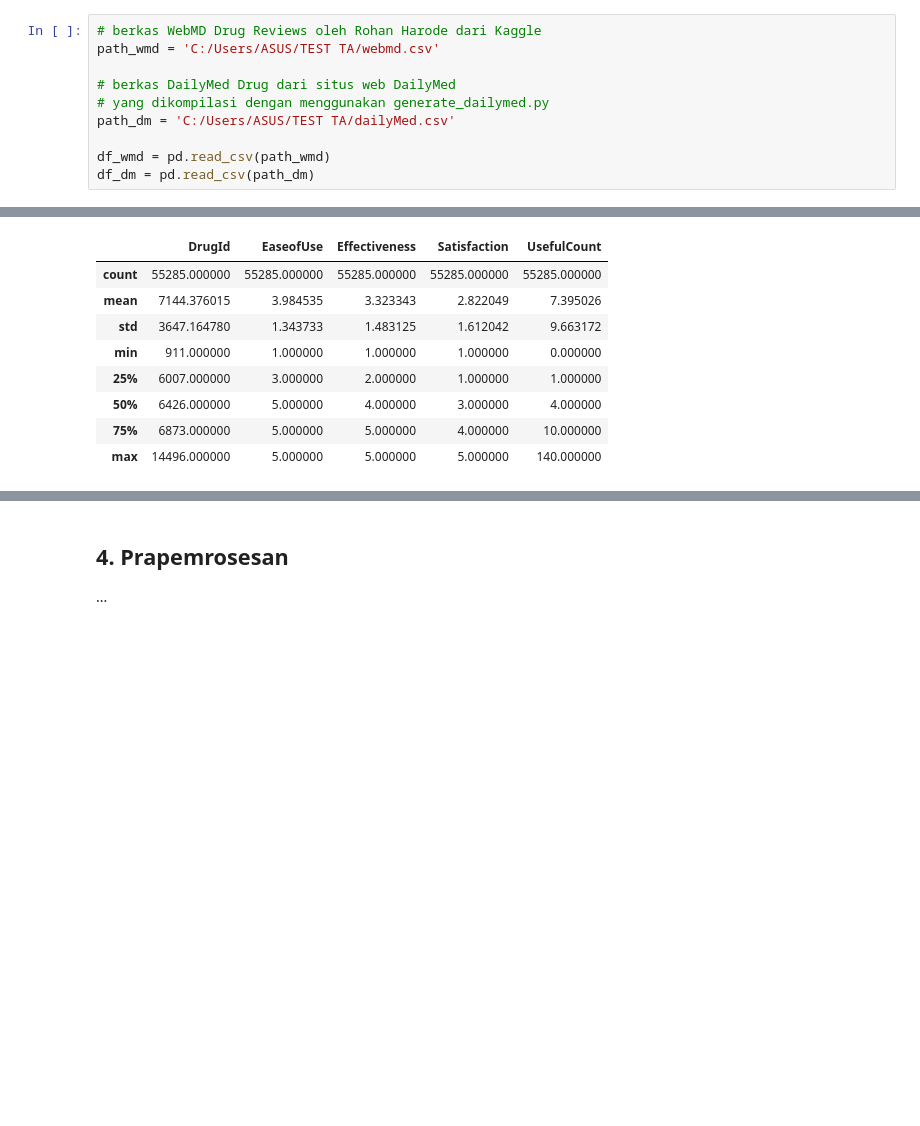
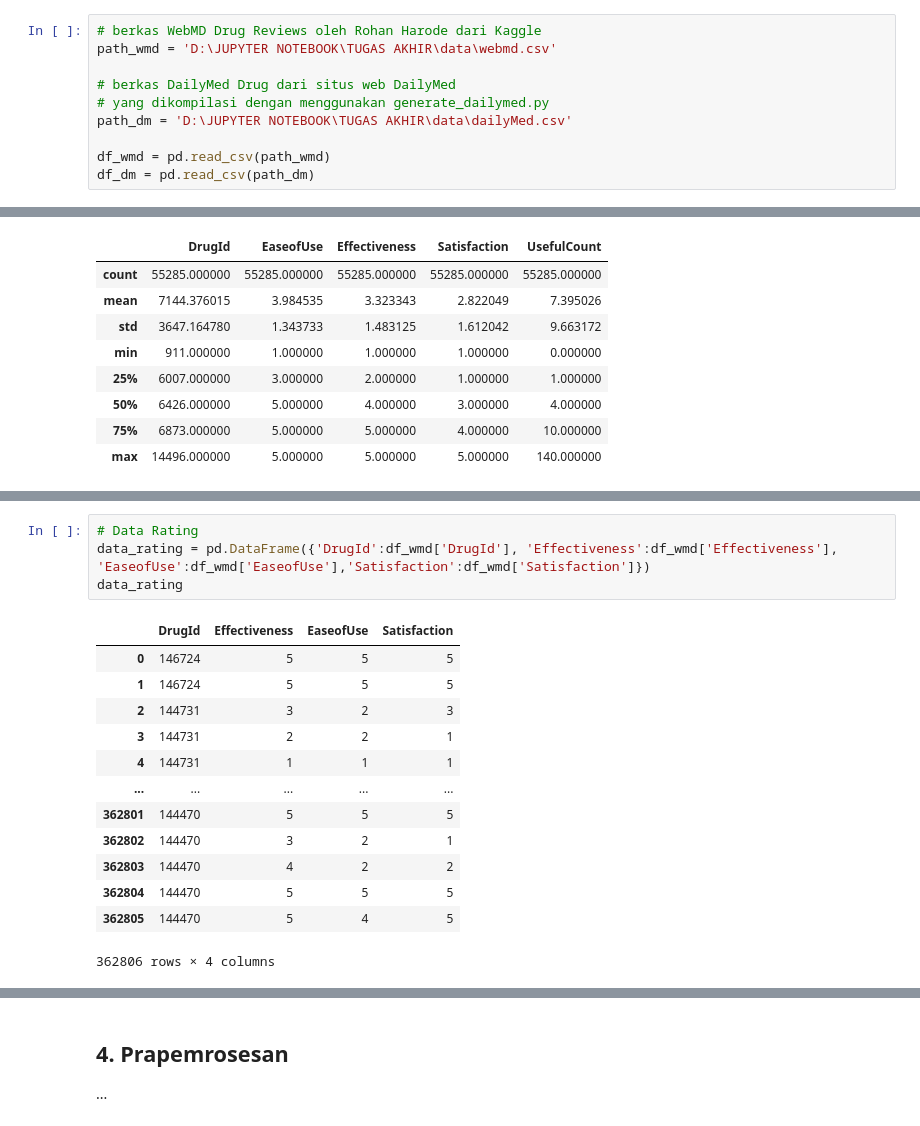
Before and after one commit to exemuel/weighted-hybrid-med-recsys, a Jupyter notebook: update progress.ipynb, the cells around one changed output, grey strips where cells are left out. Saved outputs shown, nothing was run; the diff lists cells and outputs as text; blank space fills up the shorter version.

Commit message:
Update Progress DataFrame
should address and close #3

```diff
--- a/update progress.ipynb
+++ b/update progress.ipynb
@@ -22,11 +22,11 @@ Pada bagian ini, dilakukan persiapan set data yang dibutuhkan dalam penelitian.
 Set data `WebMD` dan `DailyMed` digabungkan dalam struktur data DataFrame.
 # %%
 # berkas WebMD Drug Reviews oleh Rohan Harode dari Kaggle
-path_wmd = 'C:/Users/ASUS/TEST TA/webmd.csv'
+path_wmd = 'D:\JUPYTER NOTEBOOK\TUGAS AKHIR\data\webmd.csv'
 
 # berkas DailyMed Drug dari situs web DailyMed
 # yang dikompilasi dengan menggunakan generate_dailymed.py
-path_dm = 'C:/Users/ASUS/TEST TA/dailyMed.csv'
+path_dm = 'D:\JUPYTER NOTEBOOK\TUGAS AKHIR\data\dailyMed.csv'
 
 df_wmd = pd.read_csv(path_wmd)
 df_dm = pd.read_csv(path_dm)
@@ -224,0 +244,18 @@ df_drugs_sub.describe()
+# %%
+# Data Rating
+data_rating = pd.DataFrame({'DrugId':df_wmd['DrugId'], 'Effectiveness':df_wmd['Effectiveness'], 'EaseofUse':df_wmd['EaseofUse'],'Satisfaction':df_wmd['Satisfaction']})
+data_rating
+# %% [output]
+|  | DrugId | Effectiveness | EaseofUse | Satisfaction |
+| 0 | 146724 | 5 | 5 | 5 |
+| 1 | 146724 | 5 | 5 | 5 |
+| 2 | 144731 | 3 | 2 | 3 |
+| 3 | 144731 | 2 | 2 | 1 |
+| 4 | 144731 | 1 | 1 | 1 |
+| ... | ... | ... | ... | ... |
+| 362801 | 144470 | 5 | 5 | 5 |
+| 362802 | 144470 | 3 | 2 | 1 |
+| 362803 | 144470 | 4 | 2 | 2 |
+| 362804 | 144470 | 5 | 5 | 5 |
+| 362805 | 144470 | 5 | 4 | 5 |
+362806 rows × 4 columns
```
Also changed, not shown: parts of 13 cells of this notebook.
